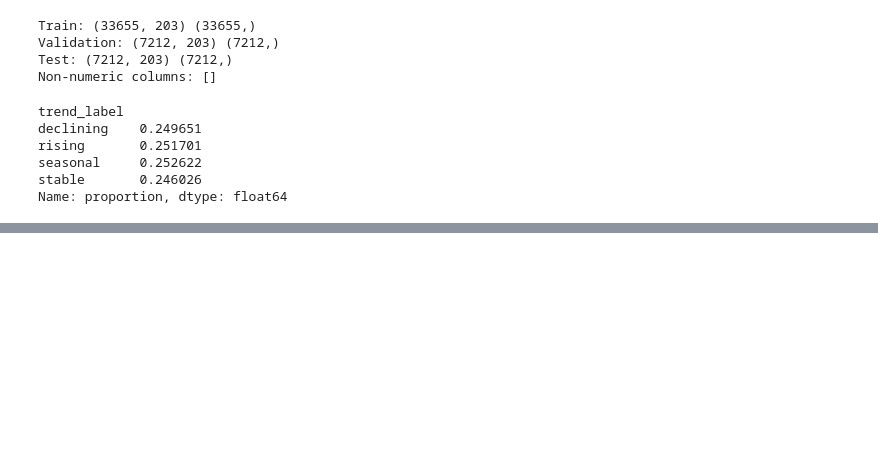
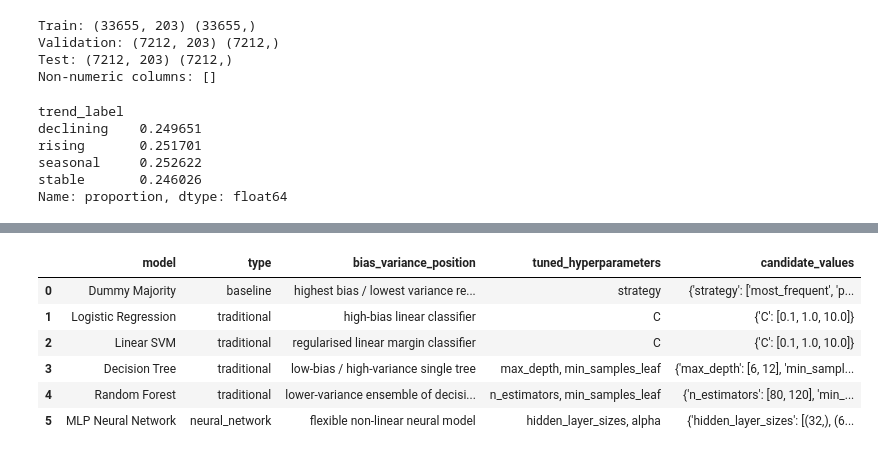
Before and after one commit to vivalavidax123/IML_A2, a Jupyter notebook: notebooks/rq3_model_comparison.ipynb, the cells around one changed output, grey strips where cells are left out. Drawn from its saved outputs; the diff is of its cells as text; code cells hidden in the pictures; blank space fills up the shorter version.

```diff
--- a/notebooks/rq3_model_comparison.ipynb
+++ b/notebooks/rq3_model_comparison.ipynb
@@ -67,52 +71,125 @@ Feature groups are not varied in this notebook. RQ2 already evaluates feature-gr
 # %%
-models = {
+def format_params(params):
+    return ", ".join(f"{key}={value}" for key, value in params.items())
+
+
+model_configs = {
     "Dummy Majority": {
         "type": "baseline",
-        "model": DummyClassifier(strategy="most_frequent"),
+        "bias_variance_position": "highest bias / lowest variance reference model",
+        "tuned_hyperparameters": "strategy",
+        "param_grid": {
+            "strategy": ["most_frequent", "prior"],
+        },
+        "build_model": lambda params: DummyClassifier(
+            strategy=params["strategy"],
+            random_state=RANDOM_STATE,
+        ),
     },
     "Logistic Regression": {
         "type": "traditional",
-        "model": make_pipeline(
+        "bias_variance_position": "high-bias linear classifier",
+        "tuned_hyperparameters": "C",
+        "param_grid": {
+            "C": [0.1, 1.0, 10.0],
+        },
+        "build_model": lambda params: make_pipeline(
             StandardScaler(),
             LogisticRegression(
+                C=params["C"],
                 max_iter=1000,
                 class_weight="balanced",
                 random_state=RANDOM_STATE,
             ),
         ),
     },
     "Linear SVM": {
         "type": "traditional",
-        "model": make_pipeline(
+        "bias_variance_position": "regularised linear margin classifier",
+        "tuned_hyperparameters": "C",
+        "param_grid": {
+            "C": [0.1, 1.0, 10.0],
+        },
+        "build_model": lambda params: make_pipeline(
             StandardScaler(),
             LinearSVC(
+                C=params["C"],
                 class_weight="balanced",
                 max_iter=5000,
                 random_state=RANDOM_STATE,
             ),
         ),
     },
+    "Decision Tree": {
+        "type": "traditional",
+        "bias_variance_position": "low-bias / high-variance single tree",
+        "tuned_hyperparameters": "max_depth, min_samples_leaf",
+        "param_grid": {
+            "max_depth": [6, 12],
+            "min_samples_leaf": [5, 20],
+        },
+        "build_model": lambda params: DecisionTreeClassifier(
+            max_depth=params["max_depth"],
+            min_samples_leaf=params["min_samples_leaf"],
+            class_weight="balanced",
+            random_state=RANDOM_STATE,
+        ),
+    },
     "Random Forest": {
         "type": "traditional",
-        "model": RandomForestClassifier(
-            n_estimators=120,
-            min_samples_leaf=5,
+        "bias_variance_position": "lower-variance ensemble of decision trees",
+        "tuned_hyperparameters": "n_estimators, min_samples_leaf",
+        "param_grid": {
+            "n_estimators": [80, 120],
+            "min_samples_leaf": [5, 10],
+        },
+        "build_model": lambda params: RandomForestClassifier(
+            n_estimators=params["n_estimators"],
+            min_samples_leaf=params["min_samples_leaf"],
             class_weight="balanced_subsample",
             n_jobs=1,
             random_state=RANDOM_STATE,
         ),
     },
     "MLP Neural Network": {
         "type": "neural_network",
-        "model": make_pipeline(
+        "bias_variance_position": "flexible non-linear neural model",
+        "tuned_hyperparameters": "hidden_layer_sizes, alpha",
+        "param_grid": {
+            "hidden_layer_sizes": [(32,), (64, 32)],
+            "alpha": [0.0001, 0.001],
+        },
+        "build_model": lambda params: make_pipeline(
             StandardScaler(),
             MLPClassifier(
-                hidden_layer_sizes=(64, 32),
+                hidden_layer_sizes=params["hidden_layer_sizes"],
+                alpha=params["alpha"],
                 max_iter=80,
                 random_state=RANDOM_STATE,
             ),
         ),
     },
 }
+
+hyperparameter_plan = pd.DataFrame([
+    {
+        "model": model_name,
+        "type": config["type"],
+        "bias_variance_position": config["bias_variance_position"],
+        "tuned_hyperparameters": config["tuned_hyperparameters"],
+        "candidate_values": config["param_grid"],
+    }
+    for model_name, config in model_configs.items()
+])
+
+display(hyperparameter_plan)
+# %% [output]
+|  | model | type | bias_variance_position | tuned_hyperparameters | candidate_values |
+| 0 | Dummy Majority | baseline | highest bias / lowest variance re... | strategy | {'strategy': ['most_frequent', 'p... |
+| 1 | Logistic Regression | traditional | high-bias linear classifier | C | {'C': [0.1, 1.0, 10.0]} |
+| 2 | Linear SVM | traditional | regularised linear margin classifier | C | {'C': [0.1, 1.0, 10.0]} |
+| 3 | Decision Tree | traditional | low-bias / high-variance single tree | max_depth, min_samples_leaf | {'max_depth': [6, 12], 'min_sampl... |
+| 4 | Random Forest | traditional | lower-variance ensemble of decisi... | n_estimators, min_samples_leaf | {'n_estimators': [80, 120], 'min_... |
+| 5 | MLP Neural Network | neural_network | flexible non-linear neural model | hidden_layer_sizes, alpha | {'hidden_layer_sizes': [(32,), (6... |
 # %% [markdown]
 ## 4. Validation Comparison
```
Also changed, not shown: parts of 8 cells of this notebook.
